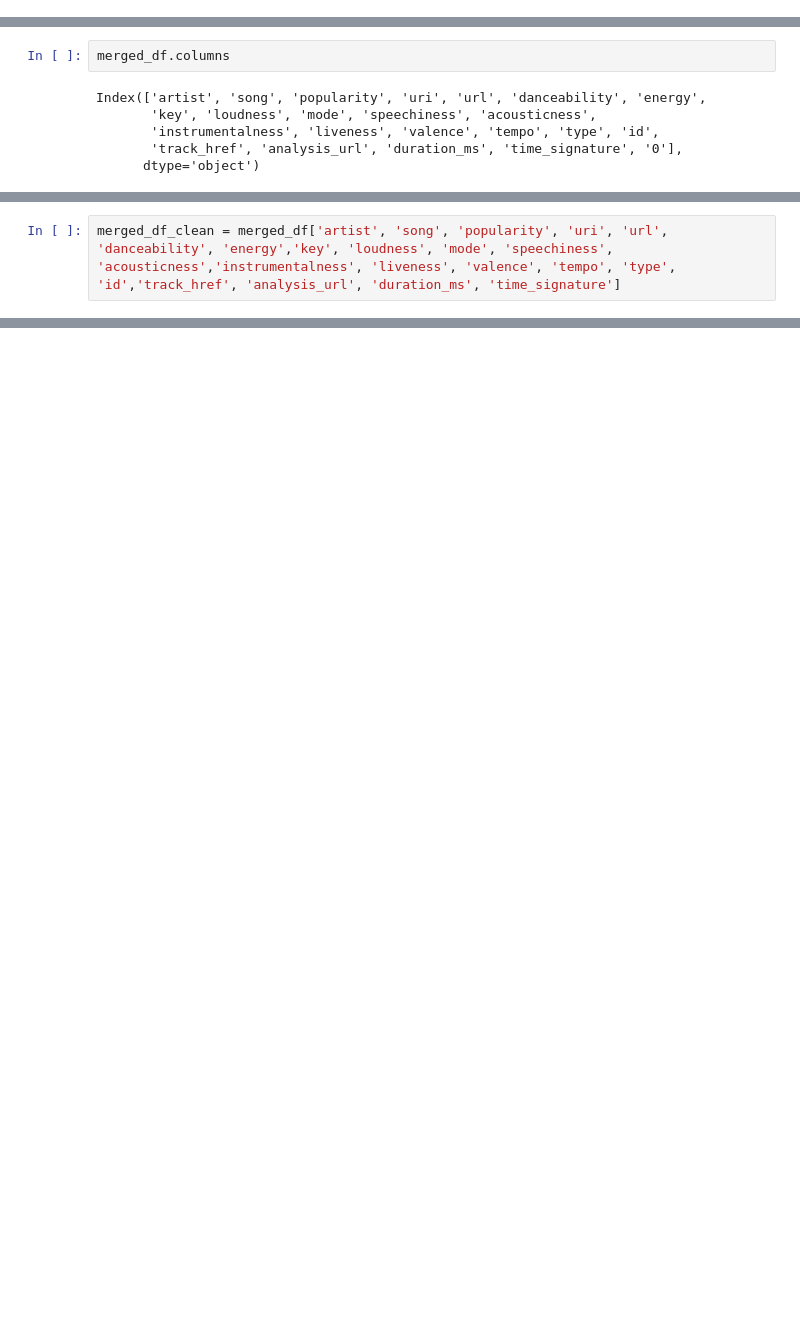
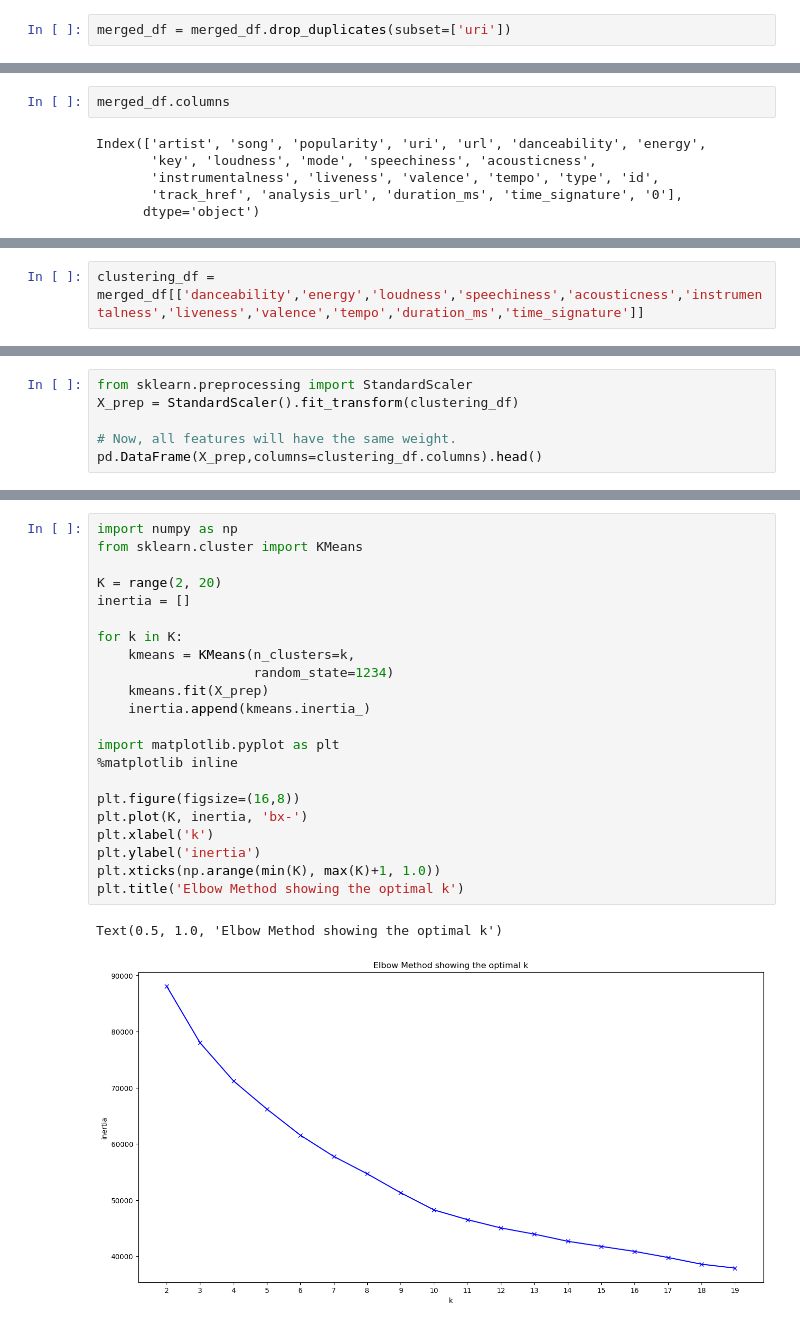
Before and after one commit to JPSittinger/lab-web-scraping-single-page, a Jupyter notebook: Clustering Songs.ipynb, the cells around one changed output, grey strips where cells are left out. Cells and saved outputs as stored; diff of their text form; blank space fills up the shorter version.

```diff
--- a/Clustering Songs.ipynb
+++ b/Clustering Songs.ipynb
@@ -2,6 +2,8 @@
 import pandas as pd
 
 merged_df = pd.read_csv('merged_df.csv')
+# %%
+merged_df = merged_df.drop_duplicates(subset=['uri'])
 # %%
 merged_df
 # %% [output]
@@ -33,2 +43,2 @@ Index(['artist', 'song', 'popularity', 'uri', 'url', 'danceability', 'energy',
 # %%
-merged_df_clean = merged_df['artist', 'song', 'popularity', 'uri', 'url', 'danceability', 'energy','key', 'loudness', 'mode', 'speechiness', 'acousticness','instrumentalness', 'liveness', 'valence', 'tempo', 'type', 'id','track_href', 'analysis_url', 'duration_ms', 'time_signature']
+clustering_df = merged_df[['danceability','energy','loudness','speechiness','acousticness','instrumentalness','liveness','valence','tempo','duration_ms','time_signature']]
@@ -34,0 +63,6 @@ merged_df_clean = merged_df['artist', 'song', 'popularity', 'uri', 'url', 'dance
+# %%
+from sklearn.preprocessing import StandardScaler
+X_prep = StandardScaler().fit_transform(clustering_df)
+
+# Now, all features will have the same weight.
+pd.DataFrame(X_prep,columns=clustering_df.columns).head()
@@ -34,0 +76,25 @@ merged_df_clean = merged_df['artist', 'song', 'popularity', 'uri', 'url', 'dance
+# %%
+import numpy as np
+from sklearn.cluster import KMeans
+
+K = range(2, 20)
+inertia = []
+
+for k in K:
+    kmeans = KMeans(n_clusters=k,
+                    random_state=1234)
+    kmeans.fit(X_prep)
+    inertia.append(kmeans.inertia_)
+
+import matplotlib.pyplot as plt
+%matplotlib inline
+
+plt.figure(figsize=(16,8))
+plt.plot(K, inertia, 'bx-')
+plt.xlabel('k')
+plt.ylabel('inertia')
+plt.xticks(np.arange(min(K), max(K)+1, 1.0))
+plt.title('Elbow Method showing the optimal k')
+# %% [output]
+Text(0.5, 1.0, 'Elbow Method showing the optimal k')
+[figure, added]
```
Also changed, not shown: parts of 13 cells of this notebook, 1 other file.
